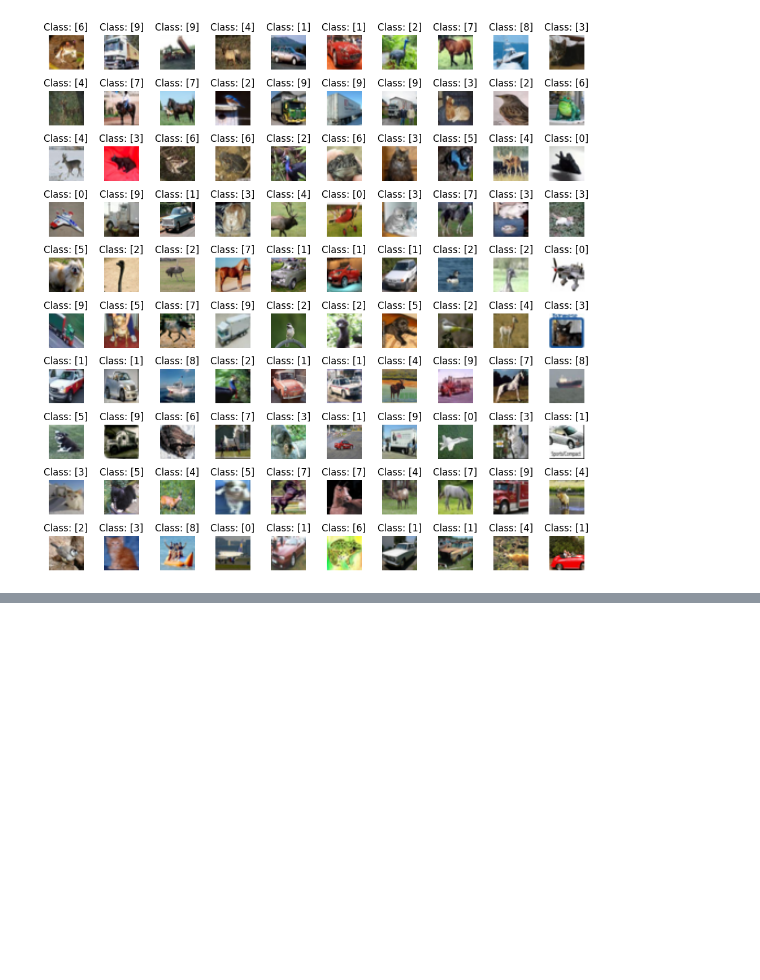
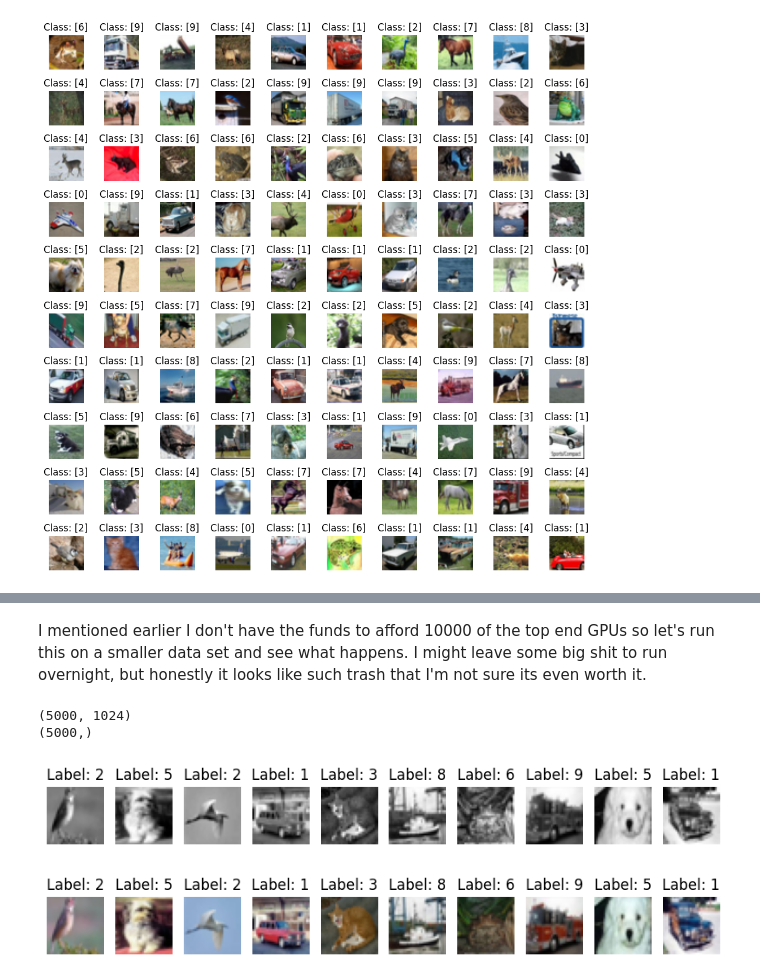
Before and after one commit to 26dre/178_final, a Jupyter notebook: NeuralNetworks.ipynb, the cells around one changed output, grey strips where cells are left out. Cells and saved outputs as stored; diff of their text form; code cells hidden in the pictures; blank space fills up the shorter version.

```diff
--- a/NeuralNetworks.ipynb
+++ b/NeuralNetworks.ipynb
@@ -197,0 +240,2 @@ plt.show()
+# %% [markdown]
+I mentioned earlier I don't have the funds to afford 10000 of the top end GPUs so let's run this on a smaller data set and see what happens. I might leave some big shit to run overnight, but honestly it looks like such trash that I'm not sure its even worth it.
@@ -197,0 +250,34 @@ plt.show()
+# %%
+
+percent_selected = 10
+
+xtrain_gray_flat_small, ytrain_small_gray = select_percentage_of_data(xtrain_gray_flat, ytrain1, percent_selected);
+print(xtrain_gray_flat_small.shape)
+print(ytrain_small_gray.shape)
+xtrain_color_small, ytrain_small_color = select_percentage_of_data(xtrain1, ytrain1, percent_selected);
+# %% [output]
+(5000, 1024)
+(5000,)
+# %%
+# show_images_blk_white(xtrain_gray_flat_small, ytrain_small_gray)
+
+def show_images_from_random_choice(images, labels, num_images=10):
+    """Display a grid of images."""
+    np.random.seed(generic_seed)
+    plt.figure(figsize=(num_images, num_images))
+    indices = np.random.choice(len(images), num_images, replace=False)
+    for i, index in enumerate(indices):
+        plt.subplot(1, num_images, i + 1)
+        plt.imshow(images[index], cmap='gray')
+        plt.title(f"Label: {labels[index]}")
+        plt.axis('off')
+    plt.show()
+
+show_images_from_random_choice(x_train_gray, ytrain1)
+# %% [output]
+[figure, added]
+# %%
+# show_images(xtrain_color_small, ytrain_small_color)
+show_images_from_random_choice(x_train, ytrain1)
+# %% [output]
+[figure, added]
```
Also changed, not shown: parts of 18 cells of this notebook.
